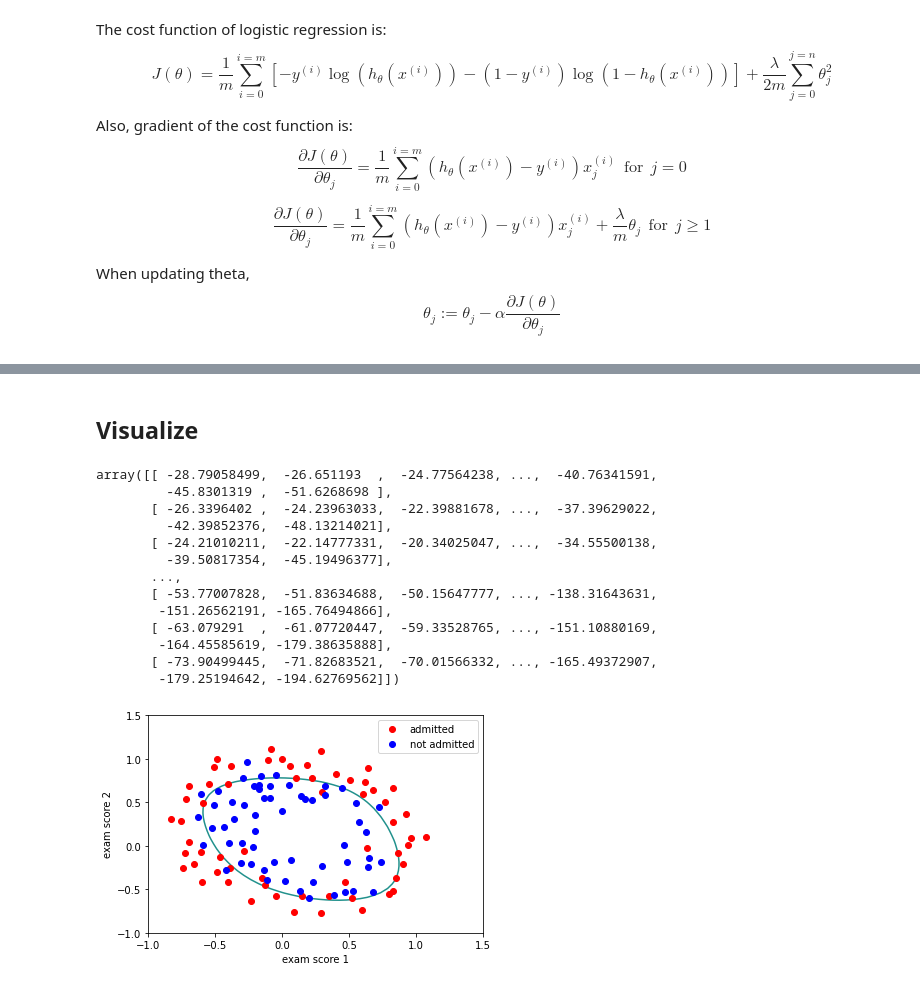
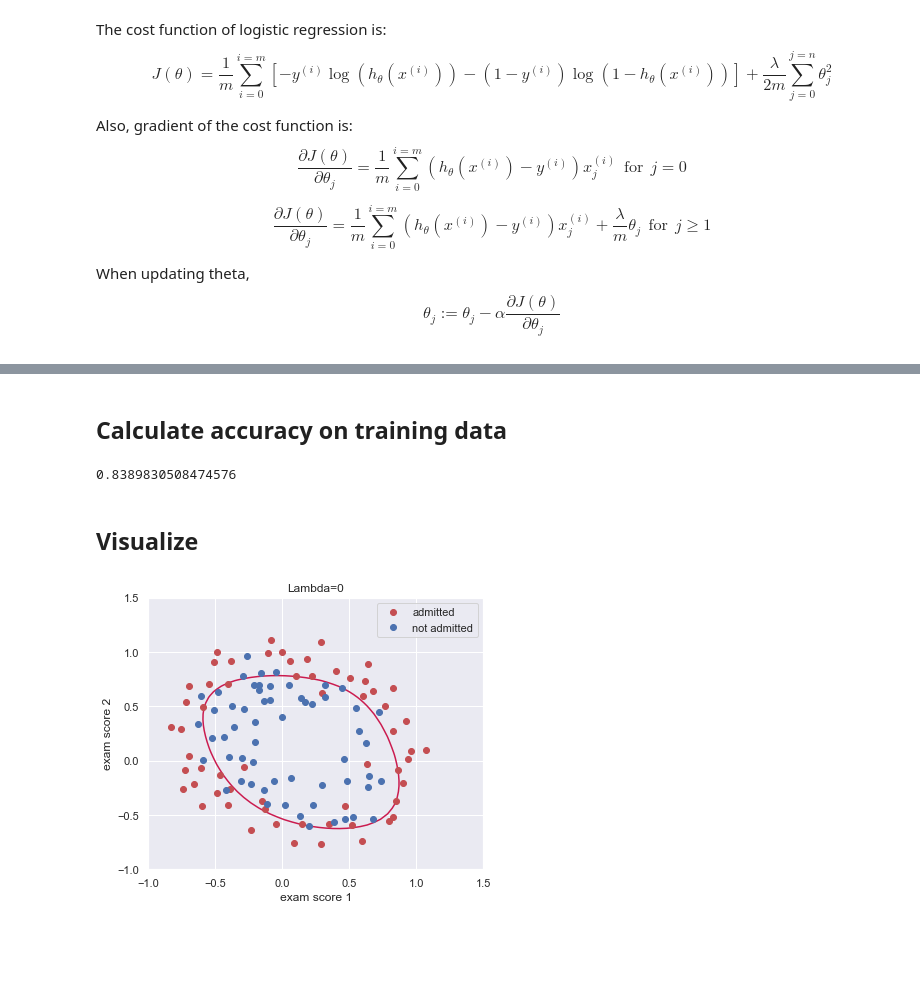
Before and after one commit to mkang32/machine-learning-basics, a Jupyter notebook: logistic_regression/logistic_regression_with_regularization.ipynb, the cells around one changed output, grey strips where cells are left out. Drawn from its saved outputs; the diff is of its cells as text; code cells hidden in the pictures; blank space fills up the shorter version.

```diff
--- a/logistic_regression/logistic_regression_with_regularization.ipynb
+++ b/logistic_regression/logistic_regression_with_regularization.ipynb
@@ -60,6 +60,6 @@ x2 = df['score2']
 y = df['y'].to_numpy().reshape(-1, 1)
 # %%
-X = map_feature(x1, x2)
+X = map_feature(x1, x2, degree=6)
 # %%
 X
 # %% [output]
@@ -149,0 +155,2 @@ array([[ 3.17391883],
+# %% [markdown]
+## Calculate accuracy on training data
@@ -150,2 +163,6 @@ array([[ 3.17391883],
+# %%
+predict(theta, X, y)
+# %% [output]
+0.8389830508474576
 # %% [markdown]
 ## Visualize
@@ -156,30 +169,26 @@ z = np.zeros((len(u), len(v)))
-# %%
-for i in range(len(u)):
-    for j in range(len(v)):
-        z[i,j] = np.dot(map_feature(u[i:i+1], v[j:j+1]), theta)
-# %%
-z
-# %% [output]
-array([[ -28.79058499,  -26.651193  ,  -24.77564238, ...,  -40.76341591,
-         -45.8301319 ,  -51.6268698 ],
-       [ -26.3396402 ,  -24.23963033,  -22.39881678, ...,  -37.39629022,
-         -42.39852376,  -48.13214021],
-       [ -24.21010211,  -22.14777331,  -20.34025047, ...,  -34.55500138,
-         -39.50817354,  -45.19496377],
-       ...,
-       [ -53.77007828,  -51.83634688,  -50.15647777, ..., -138.31643631,
-        -151.26562191, -165.76494866],
-       [ -63.079291  ,  -61.07720447,  -59.33528765, ..., -151.10880169,
-        -164.45585619, -179.38635888],
-       [ -73.90499445,  -71.82683521,  -70.01566332, ..., -165.49372907,
-        -179.25194642, -194.62769562]])
 # %%
-plt.plot(df[df['y']==0]['score1'], df[df['y']==0]['score2'], 'or')
-plt.plot(df[df['y']==1]['score1'], df[df['y']==1]['score2'], 'ob')
-plt.contour(u, v, z, 0)
-plt.xlabel('exam score 1')
-plt.ylabel('exam score 2')
-plt.legend(['admitted', 'not admitted'])
-plt.show()
+def get_contour(theta, degree):
+    u = np.linspace(-1, 1.5, 50)
+    v = np.linspace(-1, 1.5, 50)
+    z = np.zeros((len(u), len(v)))
+
+    for i in range(len(u)):
+        for j in range(len(v)):
+            z[i,j] = np.dot(map_feature(u[i:i+1], v[j:j+1], degree), theta)
+    return u, v, z
+
+def visualize_contour(df, u, v, z, title):
+    fig, ax = plt.subplots(figsize=(6, 5))
+    plt.plot(df[df['y']==0]['score1'], df[df['y']==0]['score2'], 'or')
+    plt.plot(df[df['y']==1]['score1'], df[df['y']==1]['score2'], 'ob')
+    plt.contour(u, v, z, 0)
+    plt.title(title)
+    plt.xlabel('exam score 1')
+    plt.ylabel('exam score 2')
+    plt.legend(['admitted', 'not admitted'])
+    plt.show()
-# %% [output]
-[figure, removed]
+# %%
+u,v, z = get_contour(theta, degree=6)
+visualize_contour(df, u, v, z, title='Lambda=0')
+# %% [output]
+[figure, added]
```
Also changed, not shown: parts of 16 cells of this notebook.
